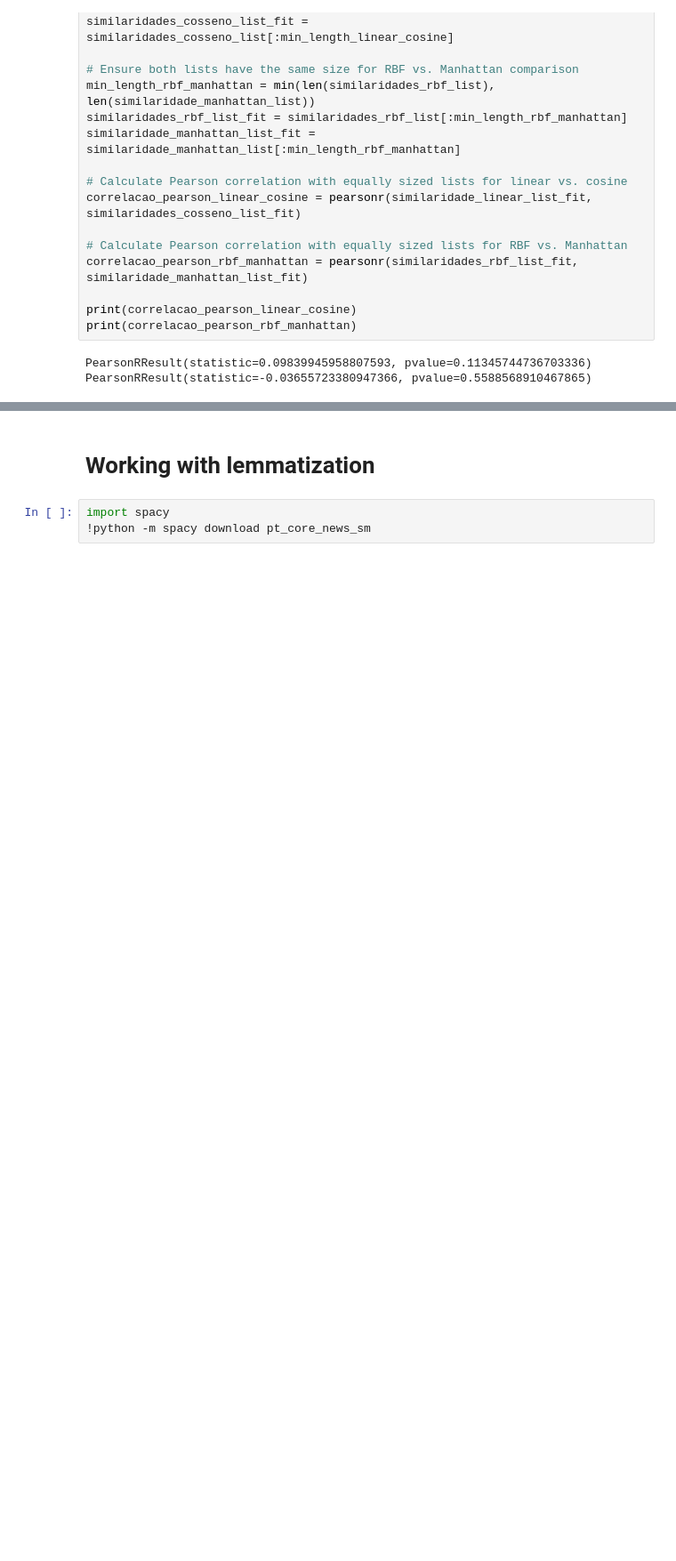
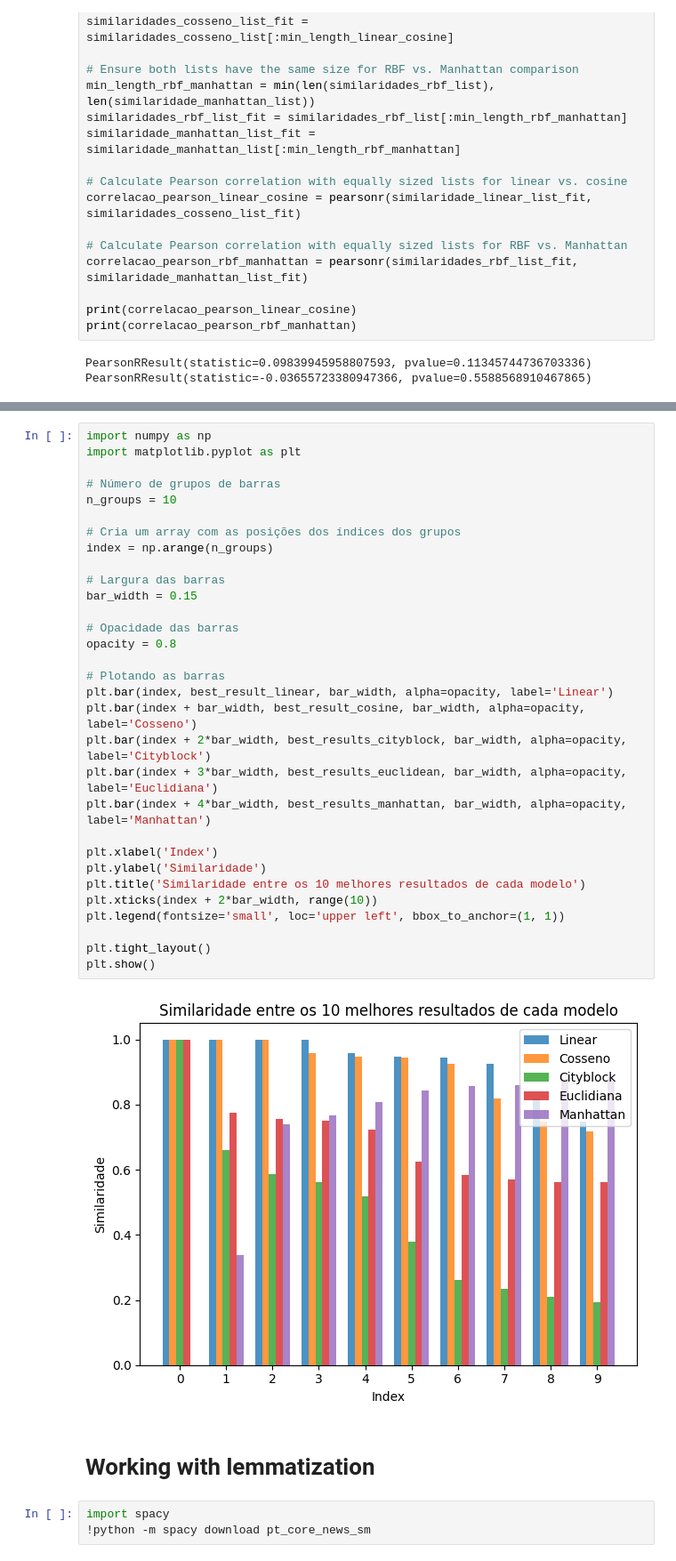
Before and after one commit to Gabrielgermanoo/nlp_research, a Jupyter notebook: pesquisa.ipynb, the cells around one changed output, grey strips where cells are left out. Shown at 89% size. Drawn from its saved outputs; the diff is of its cells as text; blank space fills up the shorter version.

```diff
--- a/pesquisa.ipynb
+++ b/pesquisa.ipynb
@@ -419,3 +554,36 @@ PearsonRResult(statistic=-0.03655723380947366, pvalue=0.5588568910467865)
+# %%
+import numpy as np
+import matplotlib.pyplot as plt
+
+# Número de grupos de barras
+n_groups = 10
+
+# Cria um array com as posições dos índices dos grupos
+index = np.arange(n_groups)
+
+# Largura das barras
+bar_width = 0.15
+
+# Opacidade das barras
+opacity = 0.8
+
+# Plotando as barras
+plt.bar(index, best_result_linear, bar_width, alpha=opacity, label='Linear')
+plt.bar(index + bar_width, best_result_cosine, bar_width, alpha=opacity, label='Cosseno')
+plt.bar(index + 2*bar_width, best_results_cityblock, bar_width, alpha=opacity, label='Cityblock')
+plt.bar(index + 3*bar_width, best_results_euclidean, bar_width, alpha=opacity, label='Euclidiana')
+plt.bar(index + 4*bar_width, best_results_manhattan, bar_width, alpha=opacity, label='Manhattan')
+
+plt.xlabel('Index')
+plt.ylabel('Similaridade')
+plt.title('Similaridade entre os 10 melhores resultados de cada modelo')
+plt.xticks(index + 2*bar_width, range(10))
+plt.legend(fontsize='small', loc='upper left', bbox_to_anchor=(1, 1))
+
+plt.tight_layout()
+plt.show()
+# %% [output]
+[figure, added]
 # %% [markdown]
 # Working with lemmatization
 # %%
```
Also changed, not shown: parts of 7 cells of this notebook.
